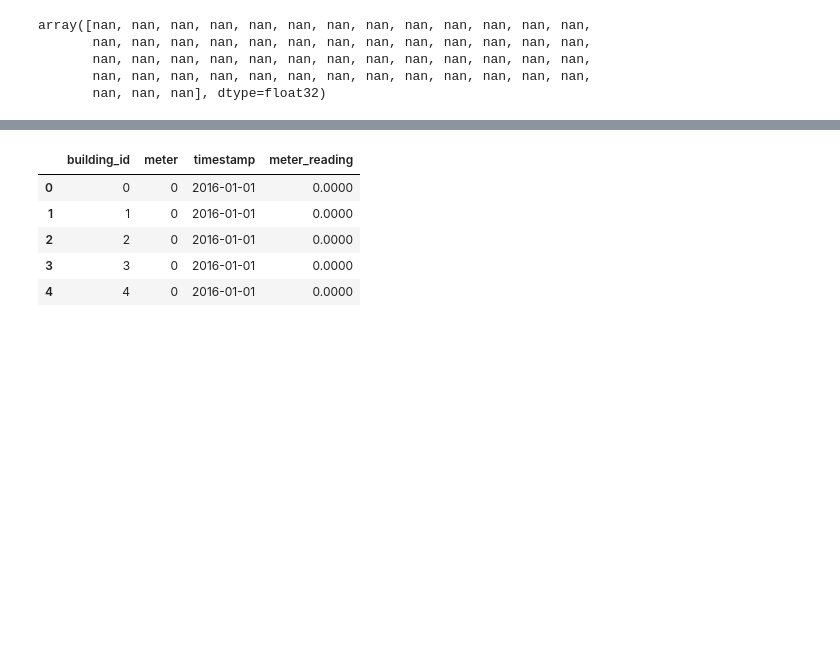
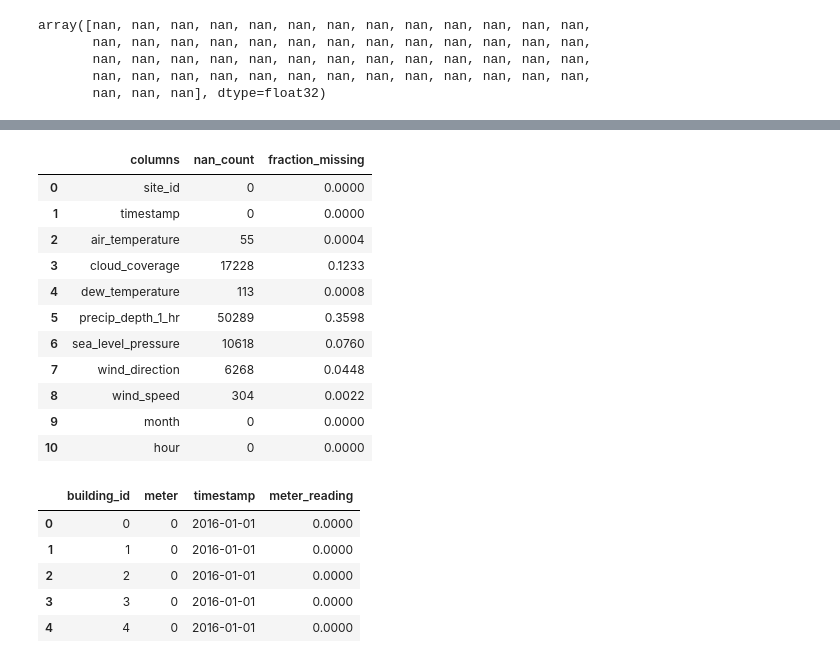
Before and after one commit to sergatron/ASHRAE---Great-Energy-Predictor-III, a Jupyter notebook: EDA/eda.ipynb, the cells around one changed output, grey strips where cells are left out. Drawn from its saved outputs; the diff is of its cells as text; code cells hidden in the pictures; blank space fills up the shorter version.

```diff
--- a/EDA/eda.ipynb
+++ b/EDA/eda.ipynb
@@ -581,5 +571,5 @@ array([0, 1, 8], dtype=int64)
 # %%
 
-t = temp_nan_subset[['site_id', 'month', 'hour']].values[0]
-tuple(t)
-agg_weather_df.loc[tuple(t)].values[0]
+# t = temp_nan_subset[['site_id', 'month', 'hour']].values[0]
+# tuple(t)
+# agg_weather_df.loc[tuple(t)].values[0]
@@ -587,0 +644,16 @@ agg_weather_df.loc[tuple(t)].values[0]
+# %%
+
+fill_values = get_fill_nan_values('cloud_coverage')
+weather_df['cloud_coverage'].fillna(fill_values, inplace=True)
+# %%
+# get column names to fill
+fill_these = get_nan_columns()
+
+# fill missing values in specified columns
+for col in fill_these:
+    print(col)
+    fill_values = get_fill_nan_values(col)
+    weather_df[col].fillna(fill_values, inplace=True)
+    print('*')
+
+# list(map(fill_missing_vals, fill_these))
@@ -624,3 +699,18 @@ temp_nan_subset
+# %%
+nan_val_summary(weather_df)
+# %% [output]
+|  | columns | nan_count | fraction_missing |
+| 0 | site_id | 0 | 0.0000 |
+| 1 | timestamp | 0 | 0.0000 |
+| 2 | air_temperature | 55 | 0.0004 |
+| 3 | cloud_coverage | 17228 | 0.1233 |
+| 4 | dew_temperature | 113 | 0.0008 |
+| 5 | precip_depth_1_hr | 50289 | 0.3598 |
+| 6 | sea_level_pressure | 10618 | 0.0760 |
+| 7 | wind_direction | 6268 | 0.0448 |
+| 8 | wind_speed | 304 | 0.0022 |
+| 9 | month | 0 | 0.0000 |
+| 10 | hour | 0 | 0.0000 |
 # %%
 train_df.head()
 # %% [output]
```
Also changed, not shown: parts of 27 cells of this notebook.
